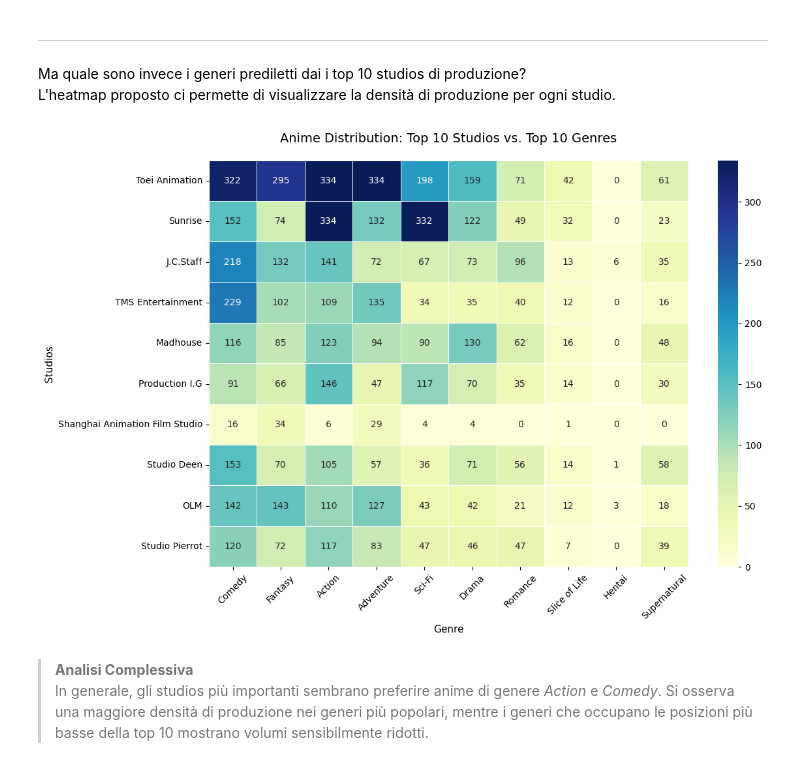
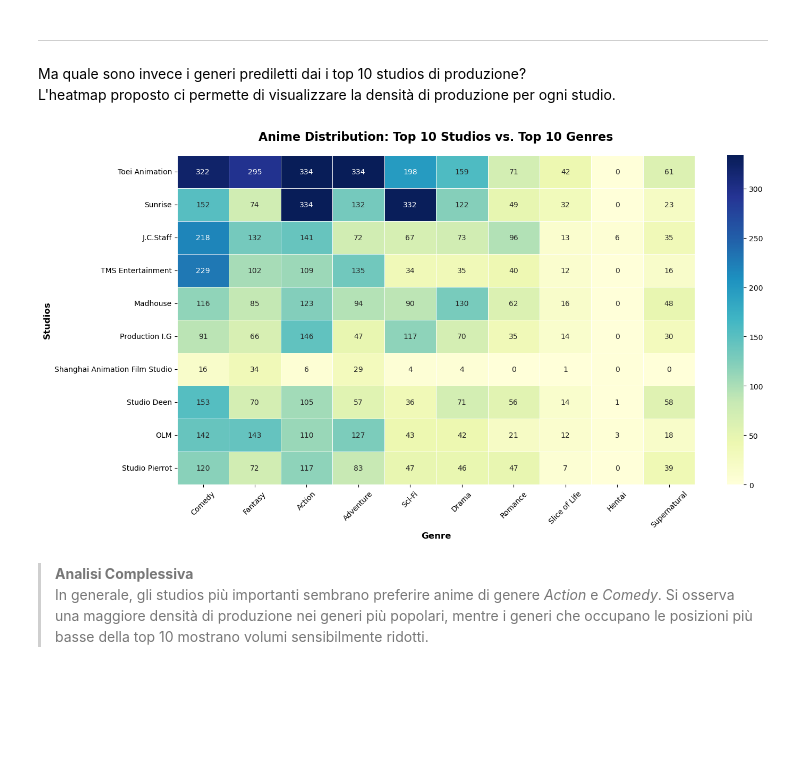
Before and after one commit to sarazunino/HCI, a Jupyter notebook: solution/02_notebook.ipynb, the cells around one changed output. Saved outputs shown, nothing was run; the diff lists cells and outputs as text; code cells hidden in the pictures; blank space fills up the shorter version.

```diff
--- a/solution/02_notebook.ipynb
+++ b/solution/02_notebook.ipynb
@@ -251,9 +437,32 @@ Dato che molti anime si rivolgono a un pubblico giovane, il tono 'scherzoso' vie
 Ma quale sono invece i generi prediletti dai i top 10 studios di produzione?
 L'heatmap proposto ci permette di visualizzare la densità di produzione per ogni studio.
 # %%
-plot_genres_studios(details_df)
+# creo copia di details
+details_copy = details_df.copy()
+# esplodiamo studios e generi
+details_copy['genres'] = details_copy['genres'].apply(eval)
+details_copy['studios'] = details_copy['studios'].apply(eval)
+# individuo top 10 studios e generi
+top_10_genres = details_copy['genres'].explode().value_counts().nlargest(10).index.tolist()
+top_10_studios = details_copy['studios'].explode().value_counts().nlargest(10).index.tolist()
+details_copy = details_copy.explode('genres').explode('studios')
+details_copy = details_copy[details_copy['genres'].isin(top_10_genres) & details_copy['studios'].isin(top_10_studios)]
+# creazione heatmap
+heatmap_data = details_copy.pivot_table(index='studios', columns='genres', values='mal_id', aggfunc='nunique', fill_value=0)
+heatmap_data = heatmap_data.reindex(index=top_10_studios, columns=top_10_genres)
+plt.figure(figsize=(15, 8))
+sns.heatmap(heatmap_data, annot=True, fmt="d", cmap='YlGnBu', linewidths=.5)
+# personalizzazione assi
+plt.title('Anime Distribution: Top 10 Studios vs. Top 10 Genres', fontsize=16, fontweight='bold', pad=20)
+plt.xlabel('Genre', fontsize=12, fontweight='bold')
+plt.ylabel('Studios', fontsize=12, fontweight='bold')
+plt.xticks(rotation=45)
+plt.yticks(rotation=0)
+
+plt.tight_layout()
+plt.show()
 # %% [output]
-[figure, old version]
+[figure, new version]
 # %% [markdown]
 >**Analisi Complessiva**
 In generale, gli studios più importanti sembrano preferire anime di genere *Action* e *Comedy*. Si osserva una maggiore densità di produzione nei generi più popolari, mentre i generi che occupano le posizioni più basse della top 10 mostrano volumi sensibilmente ridotti.
```
Also changed, not shown: parts of 30 cells of this notebook, 6 other files.
